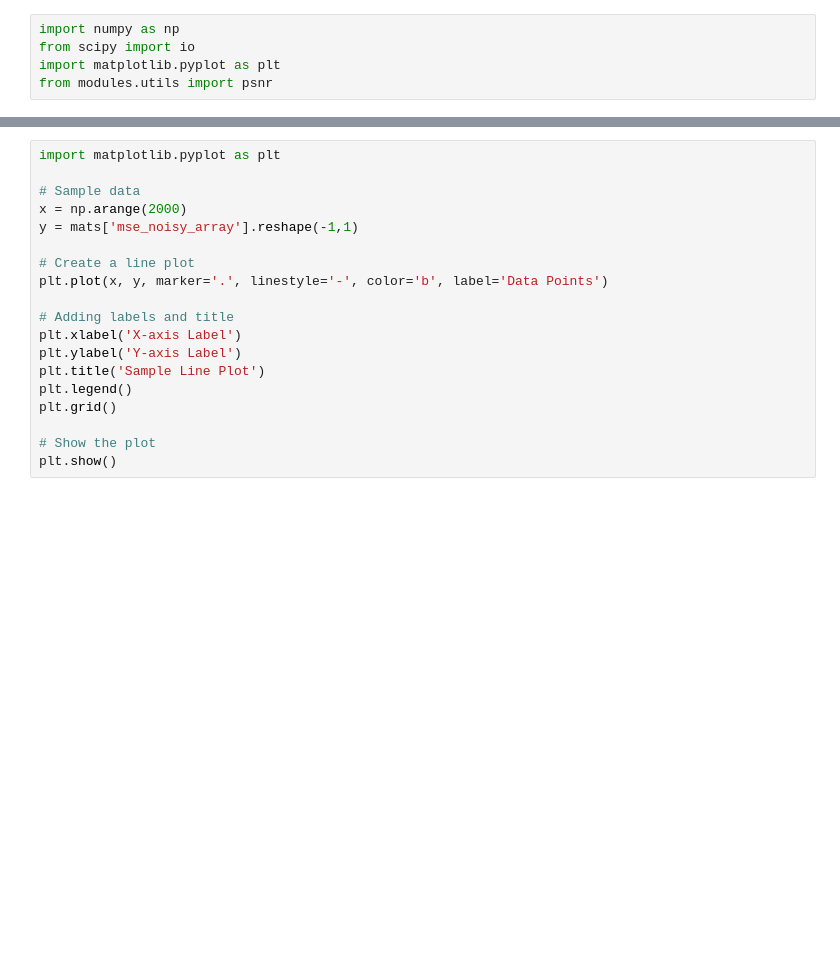
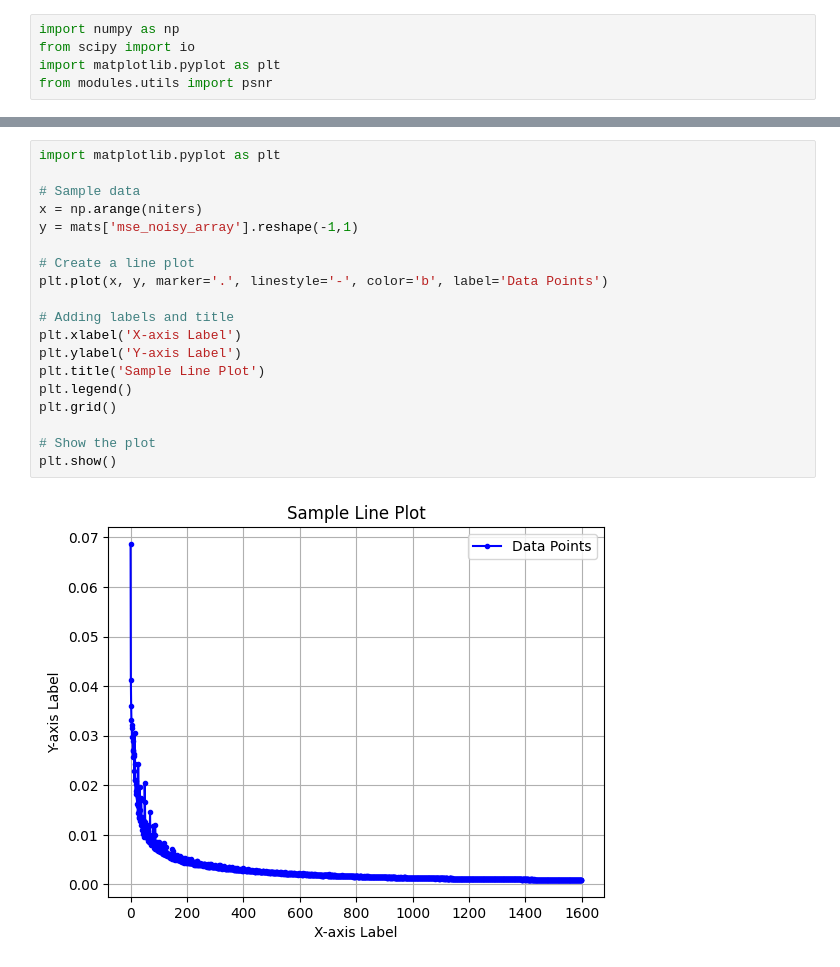
Before and after one commit to Pandula-2000/INR, a Jupyter notebook: Playground/Wire Implementation/raised_cosine.ipynb, the cells around one changed output, grey strips where cells are left out. Saved outputs shown, nothing was run; the diff lists cells and outputs as text; blank space fills up the shorter version.

```diff
--- a/Playground/Wire Implementation/raised_cosine.ipynb
+++ b/Playground/Wire Implementation/raised_cosine.ipynb
@@ -201,19 +235,21 @@ print(f"PSNR reconstruction noise: {psnr(mats['gt'], mats['rec']):.4f}")
 # %%
 import matplotlib.pyplot as plt
 
 # Sample data
-x = np.arange(2000)
+x = np.arange(niters)
 y = mats['mse_noisy_array'].reshape(-1,1)
 
 # Create a line plot
 plt.plot(x, y, marker='.', linestyle='-', color='b', label='Data Points')
 
 # Adding labels and title
 plt.xlabel('X-axis Label')
 plt.ylabel('Y-axis Label')
 plt.title('Sample Line Plot')
 plt.legend()
 plt.grid()
 
 # Show the plot
 plt.show()
+# %% [output]
+[figure, added]
```
Also changed, not shown: parts of 9 cells of this notebook, 5 other files.
